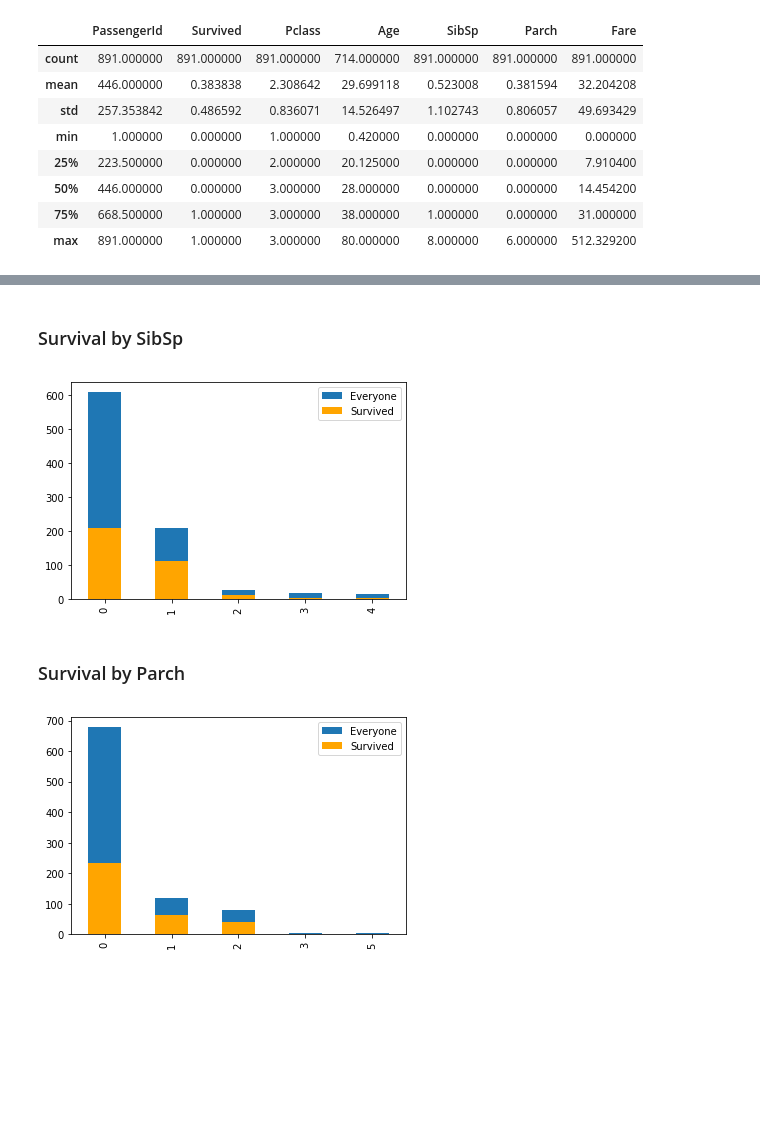
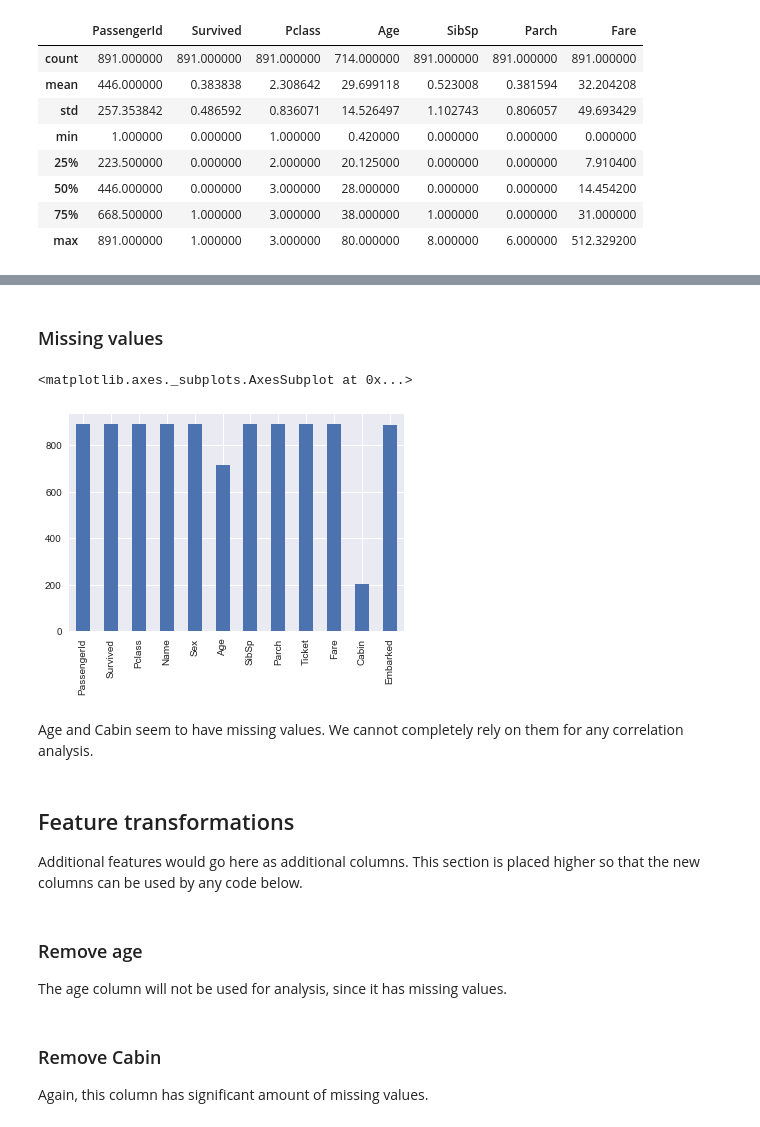
Before and after one commit to XCMer/DAND-Investigate-Dataset, a Jupyter notebook: Analysis.ipynb, the cells around one changed output, grey strips where cells are left out. Cells and saved outputs as stored; diff of their text form; code cells hidden in the pictures; blank space fills up the shorter version.

```diff
--- a/Analysis.ipynb
+++ b/Analysis.ipynb
@@ -104,12 +41,16 @@ categorical_survival_histogram('Pclass')
-# %% [markdown]
-### Survival by SibSp
-# %%
-categorical_survival_histogram('SibSp')
-# %% [output]
-[figure, removed]
-# %% [markdown]
-### Survival by Parch
-# %%
-categorical_survival_histogram('Parch')
-# %% [output]
-[figure, removed]
+# %% [markdown]
+### Missing values
+# %%
+titanic.count().plot(kind='bar')
+# %% [output]
+<matplotlib.axes._subplots.AxesSubplot at 0x...>
+[figure, added]
+# %% [markdown]
+Age and Cabin seem to have missing values. We cannot completely rely on them for any correlation analysis.
+# %% [markdown]
+## Feature transformations
+
+Additional features would go here as additional columns. This section is placed higher so that the new columns can be used by any code below.
+# %% [markdown]
+### Remove age
+The age column will not be used for analysis, since it has missing values.
@@ -115,0 +59,4 @@ categorical_survival_histogram('Parch')
+# %% [markdown]
+### Remove Cabin
+
+Again, this column has significant amount of missing values.
```
Also changed, not shown: parts of 69 cells of this notebook, 3 other files.
